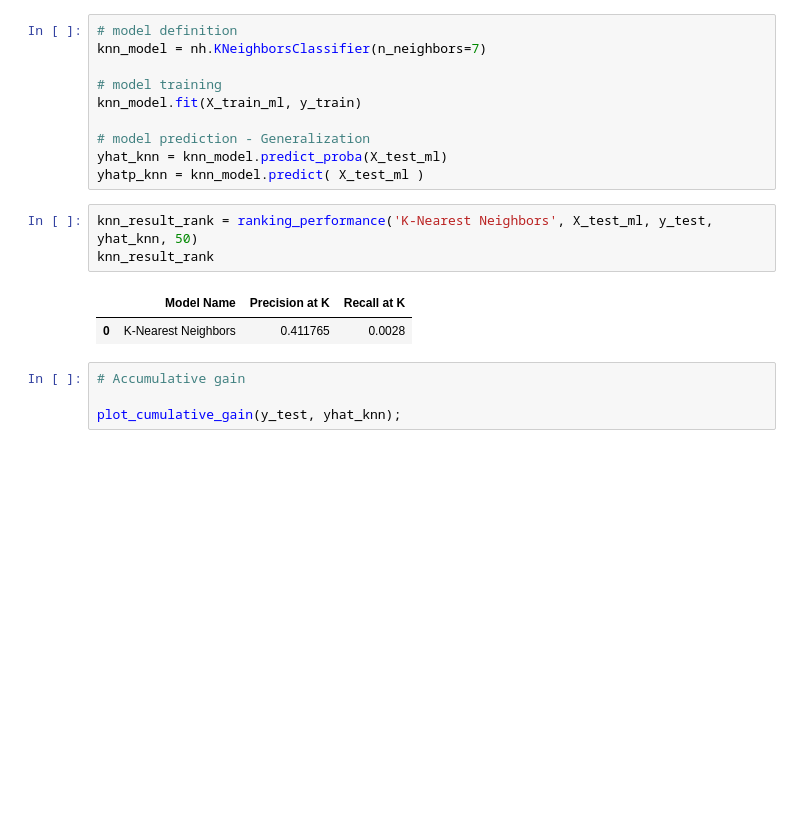
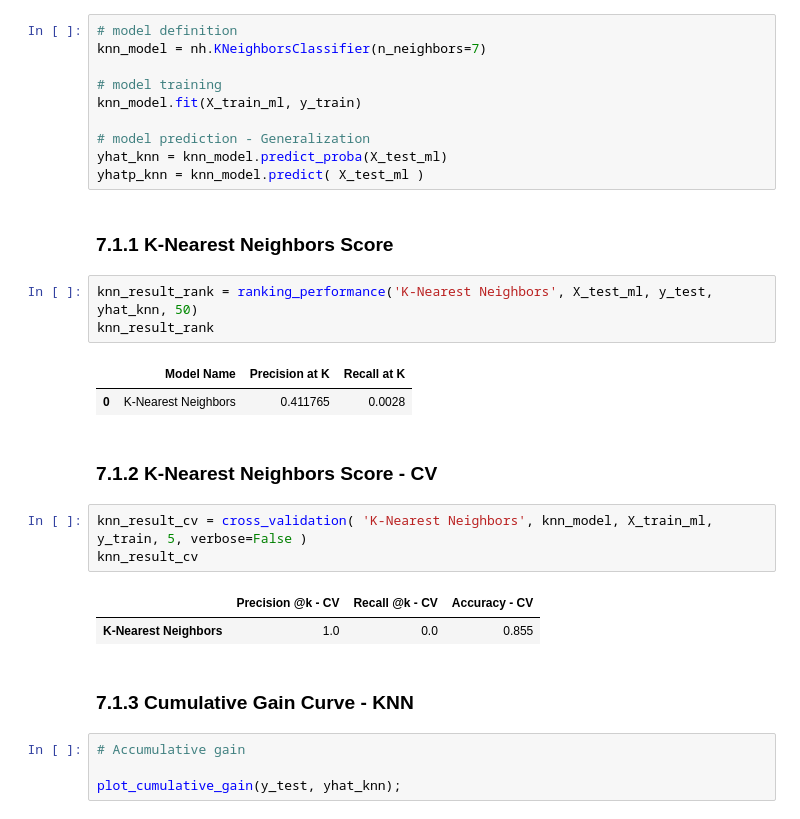
Before and after one commit to luishmq/insurance_cross_sell, a Jupyter notebook: notebooks/cross_sell.ipynb, the cells around one changed output. Cells and saved outputs as stored; diff of their text form; blank space fills up the shorter version.

```diff
--- a/notebooks/cross_sell.ipynb
+++ b/notebooks/cross_sell.ipynb
@@ -593,12 +641,24 @@ knn_model.fit(X_train_ml, y_train)
 # model prediction - Generalization
 yhat_knn = knn_model.predict_proba(X_test_ml)
 yhatp_knn = knn_model.predict( X_test_ml )
+# %% [markdown]
+### 7.1.1 K-Nearest Neighbors Score
 # %%
 knn_result_rank = ranking_performance('K-Nearest Neighbors', X_test_ml, y_test, yhat_knn, 50)
 knn_result_rank
 # %% [output]
 |  | Model Name | Precision at K | Recall at K |
 | 0 | K-Nearest Neighbors | 0.411765 | 0.0028 |
+# %% [markdown]
+### 7.1.2 K-Nearest Neighbors Score - CV
+# %%
+knn_result_cv = cross_validation( 'K-Nearest Neighbors', knn_model, X_train_ml, y_train, 5, verbose=False )
+knn_result_cv
+# %% [output]
+|  | Precision @k - CV | Recall @k - CV | Accuracy - CV |
+| K-Nearest Neighbors | 1.0 | 0.0 | 0.855 |
+# %% [markdown]
+### 7.1.3 Cumulative Gain Curve - KNN
 # %%
 # Accumulative gain
 
```
Also changed, not shown: parts of 26 cells of this notebook.
